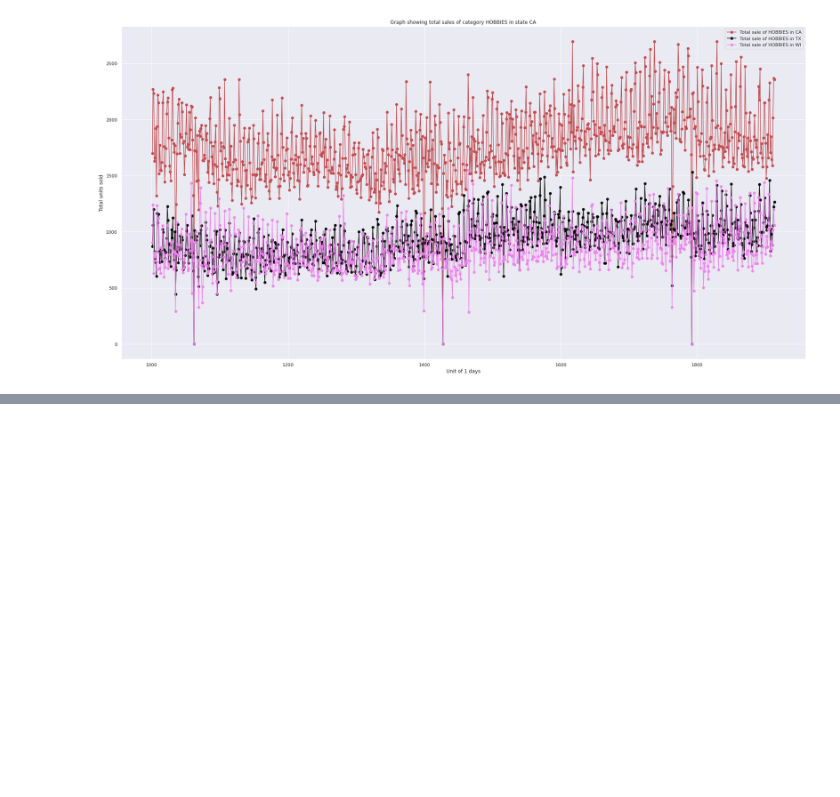
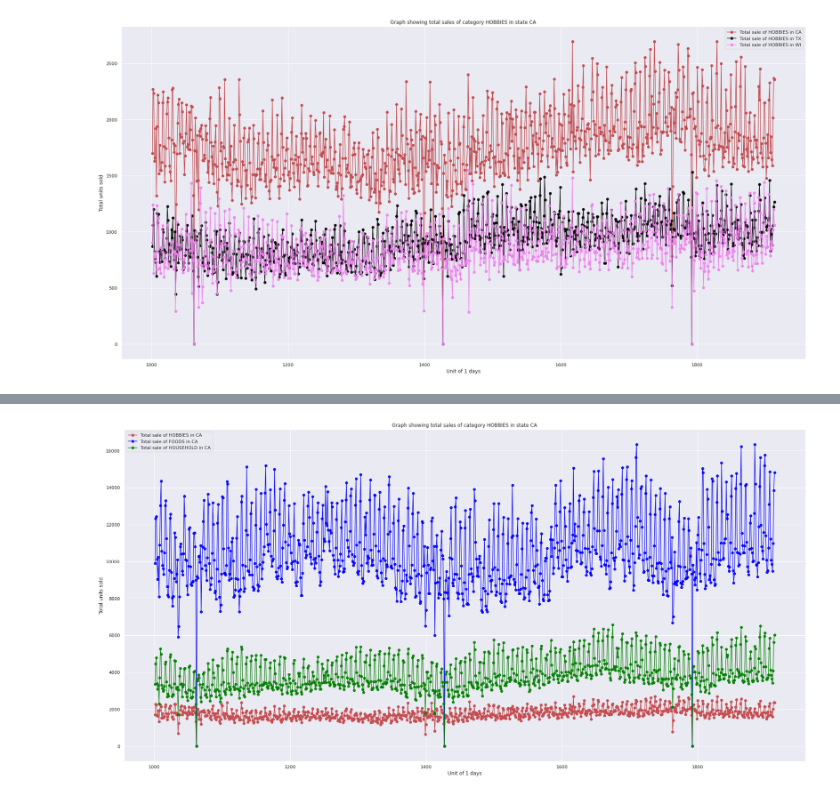
Before and after one commit to Rohan-Agarwal-Developer/walmart-sales-predictions, a Jupyter notebook: trends/Trends.ipynb, the cells around one changed output, grey strips where cells are left out. Cells and saved outputs as stored; diff of their text form; code cells hidden in the pictures; blank space fills up the shorter version.

```diff
--- a/trends/Trends.ipynb
+++ b/trends/Trends.ipynb
@@ -262,0 +289,20 @@ plt.show()
+# %%
+start = 1000
+end = 1913
+_max = 1913
+
+x = range(1, _max + 1)
+
+plt.figure(figsize=(30, 15))
+
+plt.plot(x[start:end], y3[start:end] ,label=f'Total sale of {cat_id_1} in {state_id}',marker='o', c="r", alpha=1)
+plt.plot(x[start:end], y4[start:end] ,label=f'Total sale of {cat_id_2} in {state_id}',marker='o', c="blue", alpha=0.9)
+plt.plot(x[start:end], y5[start:end] ,label=f'Total sale of {cat_id_3} in {state_id}',marker='o', c="green", alpha=0.9)
+
+plt.xlabel(f'Unit of 1 days')
+plt.ylabel('Total units sold')
+plt.legend()
+plt.title(f'Graph showing total sales of category {cat_id} in state {state_id}')
+plt.show()
+# %% [output]
+[figure, added]
```
Also changed, not shown: parts of 3 cells of this notebook.
